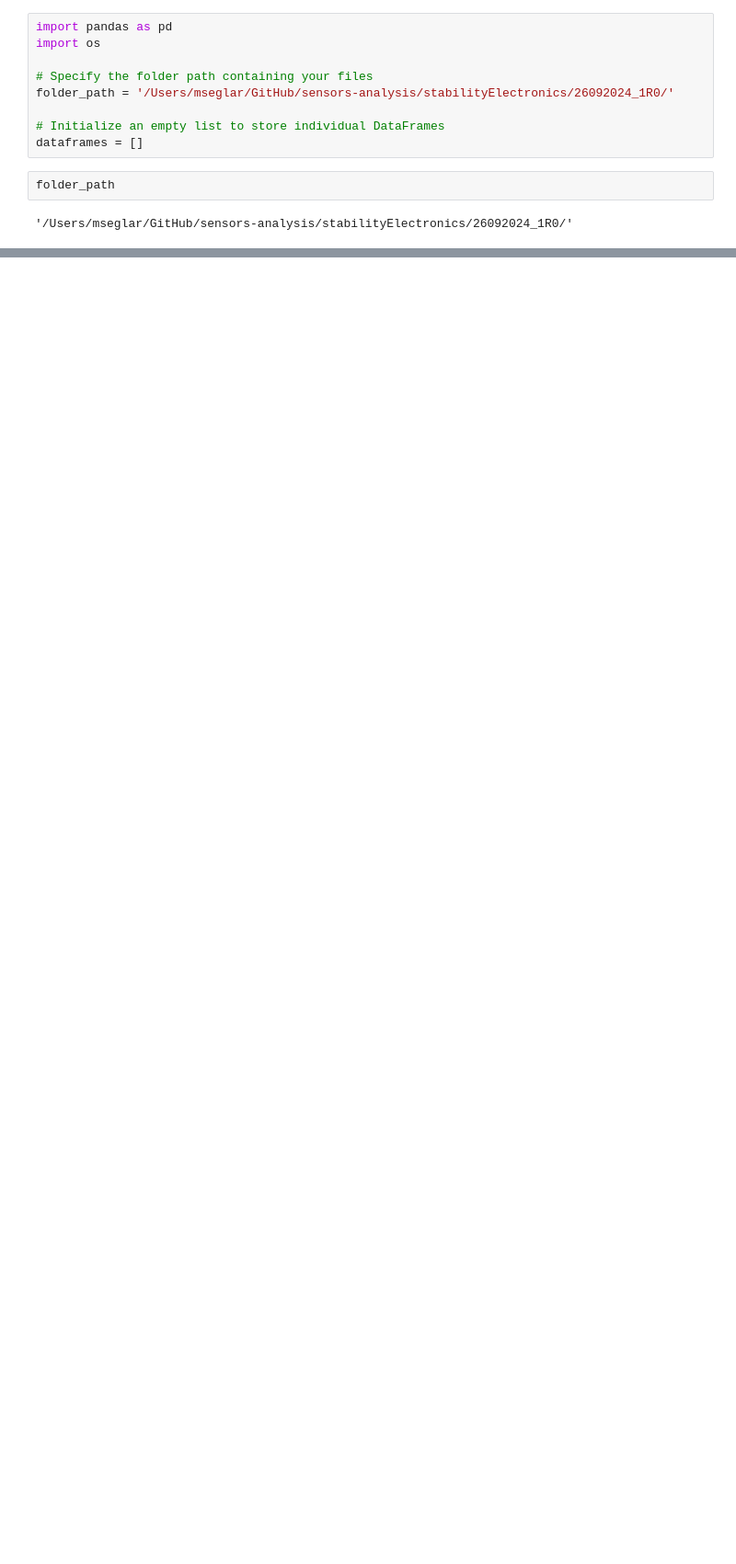
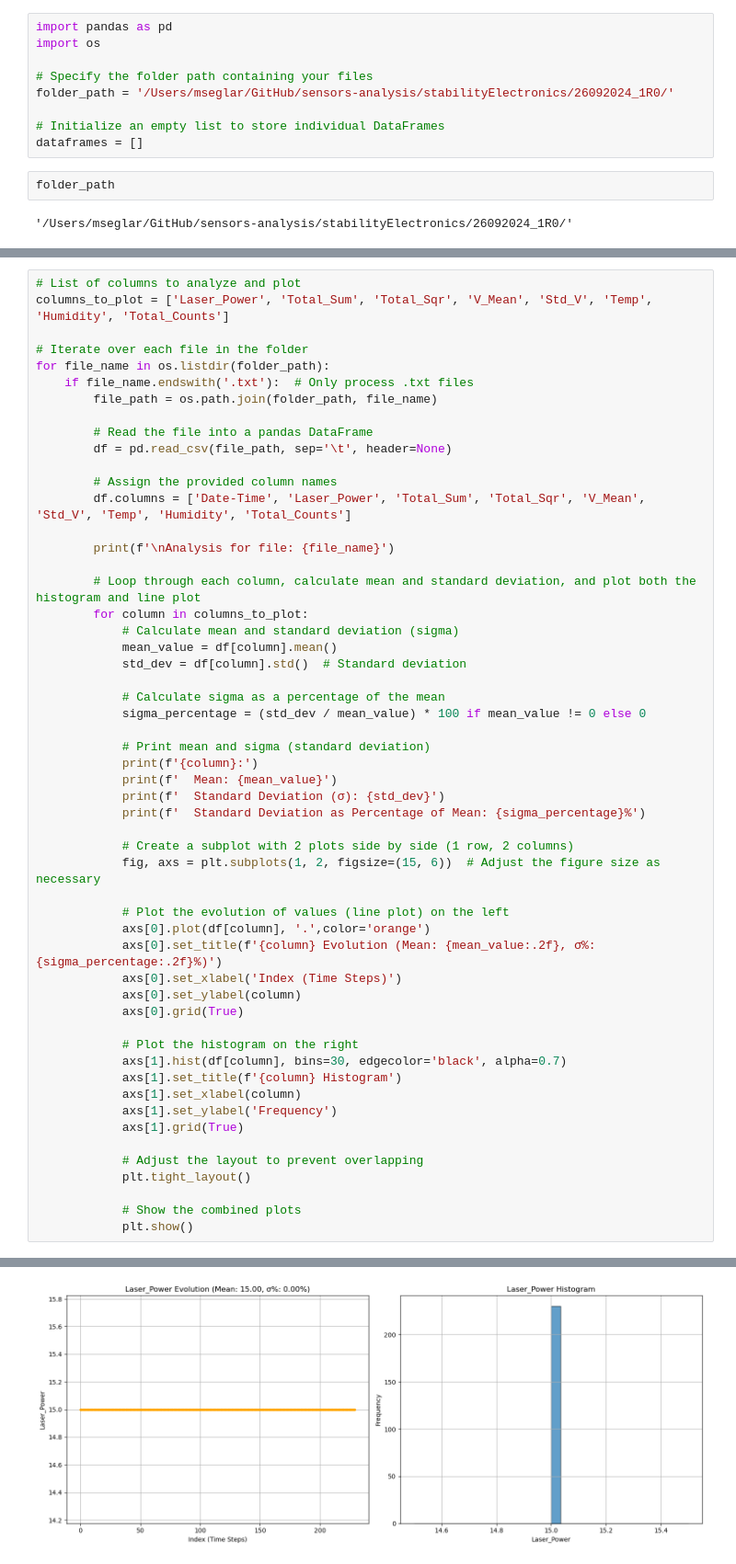
Before and after one commit to IFAEControl/sensors-analysis, a Jupyter notebook: Stability_Board.ipynb, the cells around one changed output, grey strips where cells are left out. Shown at 92% size. Cells and saved outputs as stored; diff of their text form; blank space fills up the shorter version.

Commit message:
Further analysis of the data, identifying inter and intra variability

```diff
--- a/Stability_Board.ipynb
+++ b/Stability_Board.ipynb
@@ -128 +122,56 @@ Temp:
 ... (4 outputs left out)
+# %%
+# List of columns to analyze and plot
+columns_to_plot = ['Laser_Power', 'Total_Sum', 'Total_Sqr', 'V_Mean', 'Std_V', 'Temp', 'Humidity', 'Total_Counts']
+
+# Iterate over each file in the folder
+for file_name in os.listdir(folder_path):
+    if file_name.endswith('.txt'):  # Only process .txt files
+        file_path = os.path.join(folder_path, file_name)
+
+        # Read the file into a pandas DataFrame
+        df = pd.read_csv(file_path, sep='\t', header=None)
+
+        # Assign the provided column names
+        df.columns = ['Date-Time', 'Laser_Power', 'Total_Sum', 'Total_Sqr', 'V_Mean', 'Std_V', 'Temp', 'Humidity', 'Total_Counts']
+
+        print(f'\nAnalysis for file: {file_name}')
+
+        # Loop through each column, calculate mean and standard deviation, and plot both the histogram and line plot
+        for column in columns_to_plot:
+            # Calculate mean and standard deviation (sigma)
+            mean_value = df[column].mean()
+            std_dev = df[column].std()  # Standard deviation
+
+            # Calculate sigma as a percentage of the mean
+            sigma_percentage = (std_dev / mean_value) * 100 if mean_value != 0 else 0
+
+            # Print mean and sigma (standard deviation)
+            print(f'{column}:')
+            print(f'  Mean: {mean_value}')
+            print(f'  Standard Deviation (σ): {std_dev}')
+            print(f'  Standard Deviation as Percentage of Mean: {sigma_percentage}%')
+
+            # Create a subplot with 2 plots side by side (1 row, 2 columns)
+            fig, axs = plt.subplots(1, 2, figsize=(15, 6))  # Adjust the figure size as necessary
+
+            # Plot the evolution of values (line plot) on the left
+            axs[0].plot(df[column], '.',color='orange')
+            axs[0].set_title(f'{column} Evolution (Mean: {mean_value:.2f}, σ%: {sigma_percentage:.2f}%)')
+            axs[0].set_xlabel('Index (Time Steps)')
+            axs[0].set_ylabel(column)
+            axs[0].grid(True)
+
+            # Plot the histogram on the right
+            axs[1].hist(df[column], bins=30, edgecolor='black', alpha=0.7)
+            axs[1].set_title(f'{column} Histogram')
+            axs[1].set_xlabel(column)
+            axs[1].set_ylabel('Frequency')
+            axs[1].grid(True)
+
+            # Adjust the layout to prevent overlapping
+            plt.tight_layout()
+
+            # Show the combined plots
+            plt.show()
+# %% [output]
@@ -128,0 +183 @@ Temp:
+[figure, added]
```
Also changed, not shown: parts of 4 cells of this notebook.
